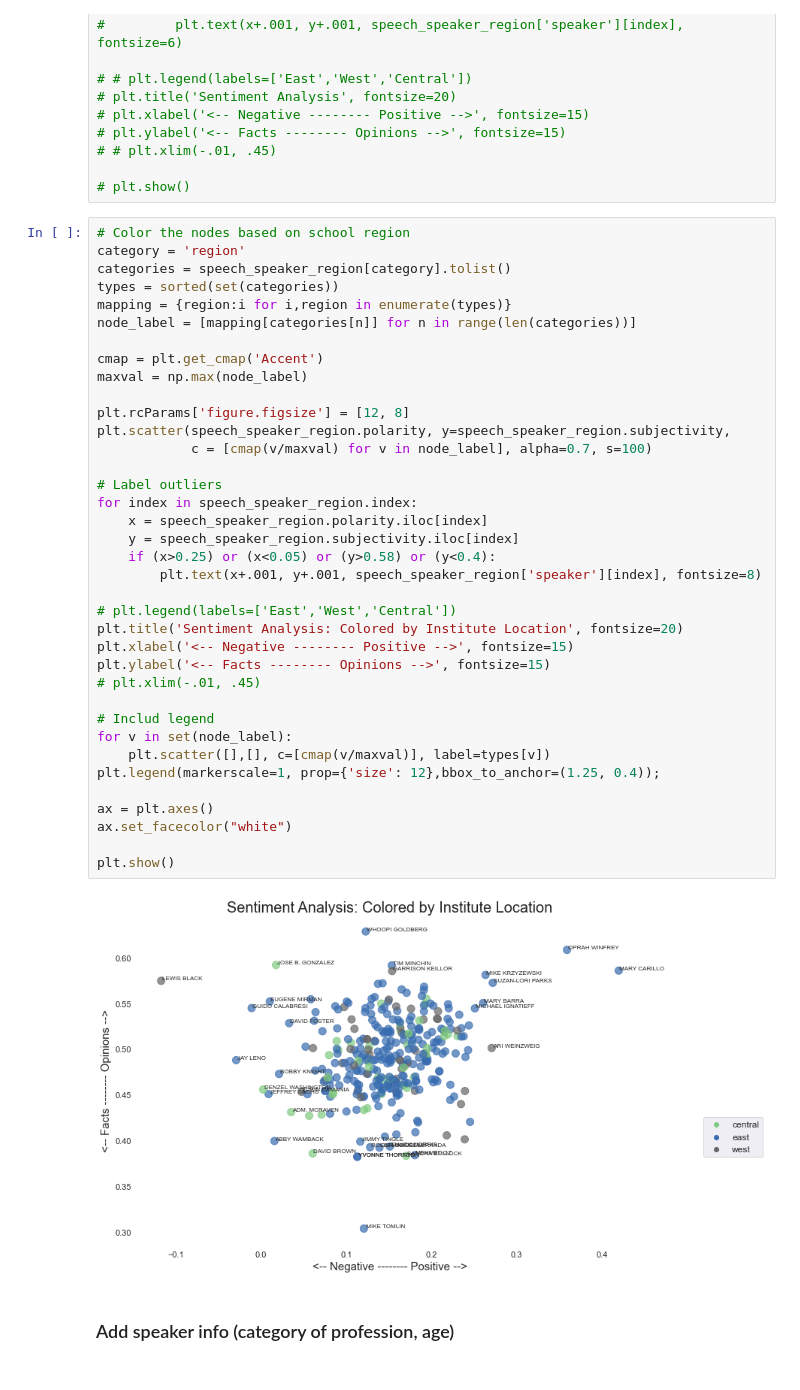
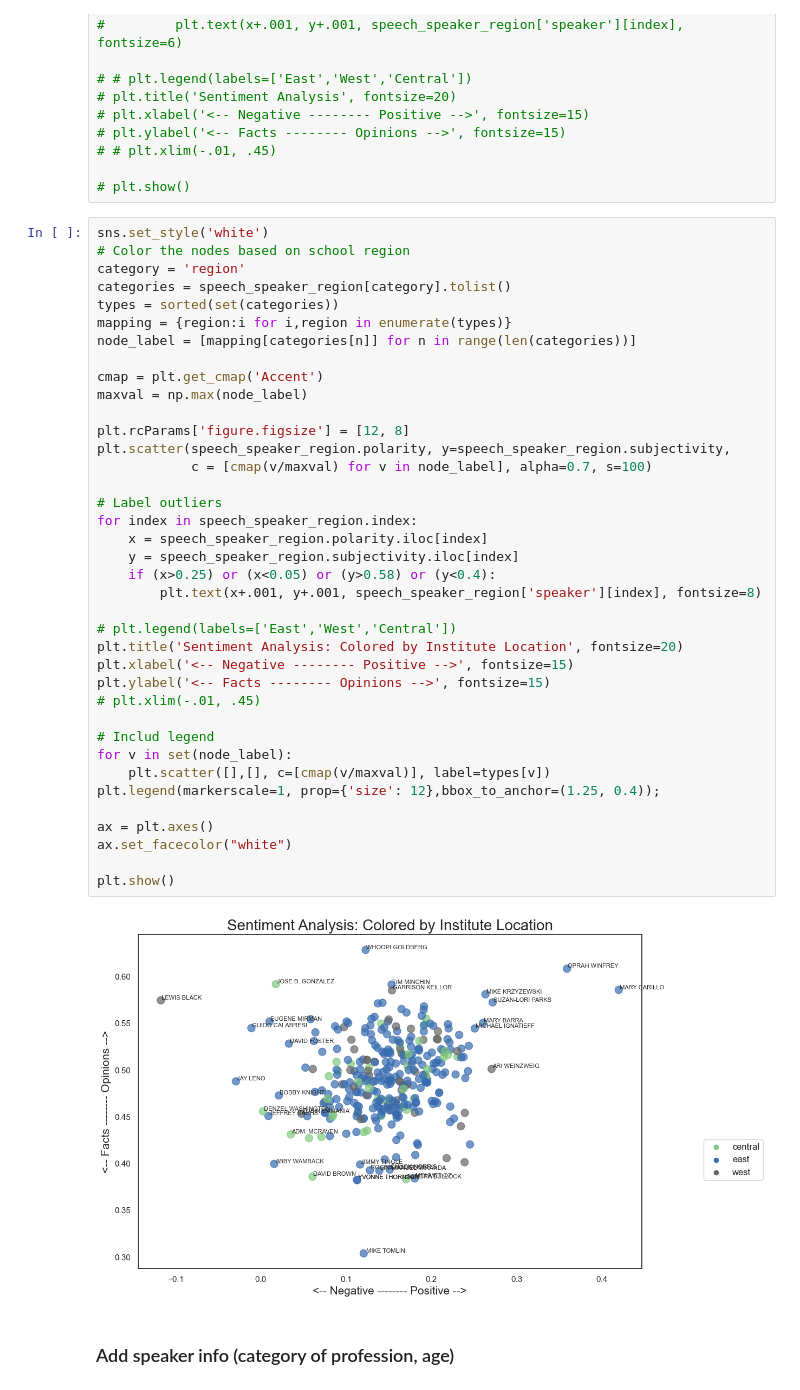
Before and after one commit to katiehuang1221/NLP-Analysis-On-Motivational-Speeches, a Jupyter notebook: notebook/07_sentiment_analysis.ipynb, the cells around one changed output. Cells and saved outputs as stored; diff of their text form.

```diff
--- a/notebook/07_sentiment_analysis.ipynb
+++ b/notebook/07_sentiment_analysis.ipynb
@@ -384,6 +390,7 @@ speech_speaker_region.shape
 
 # plt.show()
 # %%
+sns.set_style('white')
 # Color the nodes based on school region
 category = 'region'
 categories = speech_speaker_region[category].tolist()
@@ -394,34 +401,34 @@ node_label = [mapping[categories[n]] for n in range(len(categories))]
 cmap = plt.get_cmap('Accent')
 maxval = np.max(node_label)
 
 plt.rcParams['figure.figsize'] = [12, 8]
 plt.scatter(speech_speaker_region.polarity, y=speech_speaker_region.subjectivity,
             c = [cmap(v/maxval) for v in node_label], alpha=0.7, s=100)
 
 # Label outliers
 for index in speech_speaker_region.index:
     x = speech_speaker_region.polarity.iloc[index]
     y = speech_speaker_region.subjectivity.iloc[index]
     if (x>0.25) or (x<0.05) or (y>0.58) or (y<0.4):
         plt.text(x+.001, y+.001, speech_speaker_region['speaker'][index], fontsize=8)
 
 # plt.legend(labels=['East','West','Central'])
 plt.title('Sentiment Analysis: Colored by Institute Location', fontsize=20)
 plt.xlabel('<-- Negative -------- Positive -->', fontsize=15)
 plt.ylabel('<-- Facts -------- Opinions -->', fontsize=15)
 # plt.xlim(-.01, .45)
 
 # Includ legend
 for v in set(node_label):
     plt.scatter([],[], c=[cmap(v/maxval)], label=types[v])
 plt.legend(markerscale=1, prop={'size': 12},bbox_to_anchor=(1.25, 0.4));
 
 ax = plt.axes()
 ax.set_facecolor("white")
 
 plt.show()
 # %% [output]
-[figure, old version]
+[figure, new version]
 # %% [markdown]
 ### Add speaker info (category of profession, age)
 # %%
```
Also changed, not shown: parts of 14 cells of this notebook.
